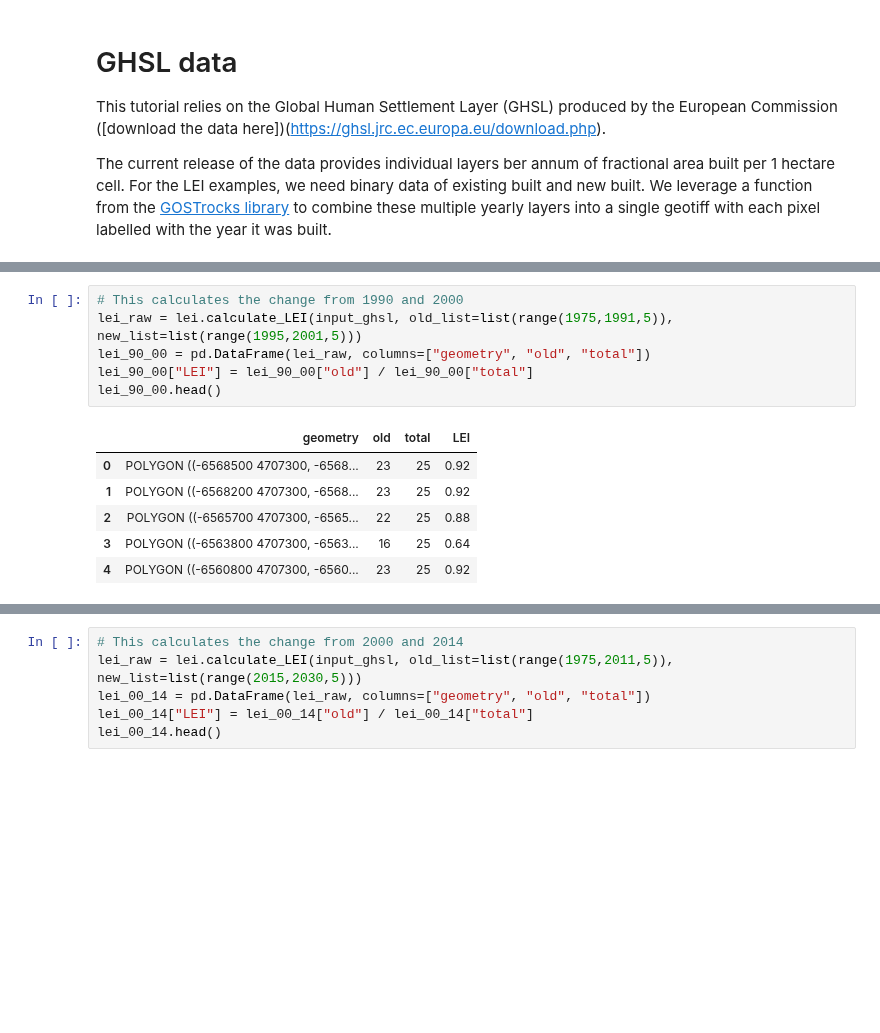
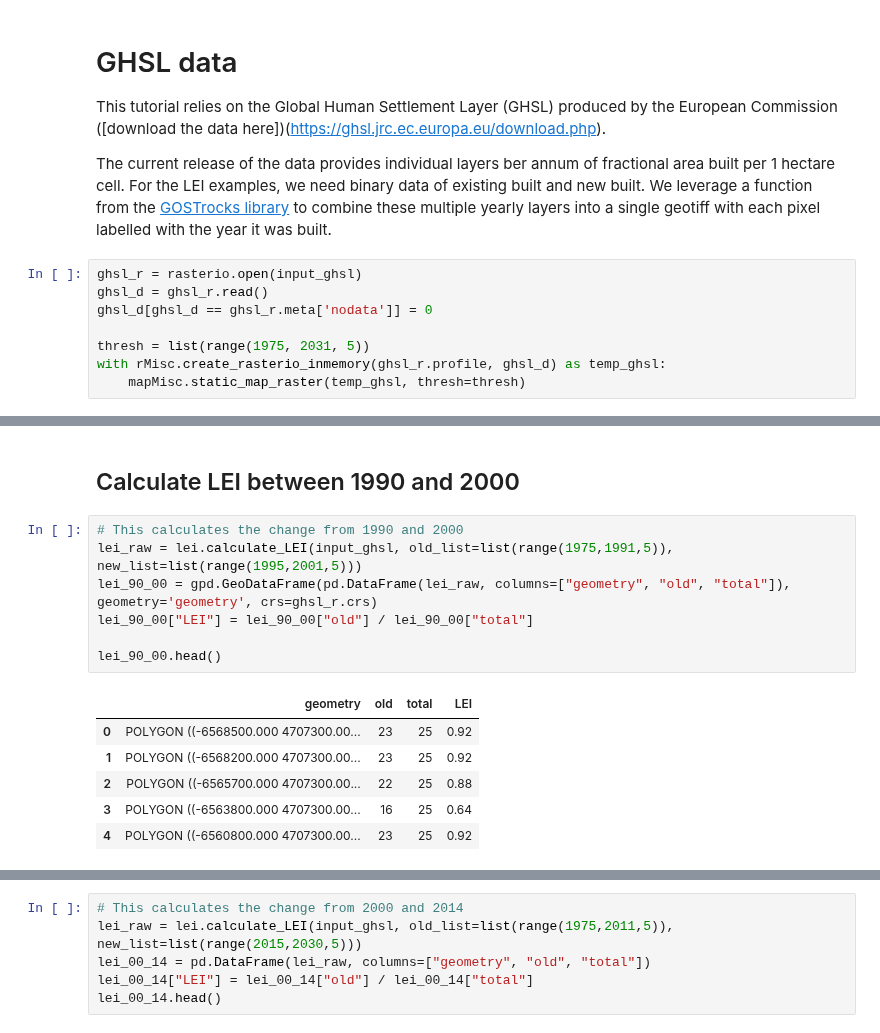
Before and after one commit to worldbank/GOSTurban, a Jupyter notebook: _sources/notebooks/Tutorials/LEI_Example.ipynb, the cells around one changed output, grey strips where cells are left out. Saved outputs shown, nothing was run; the diff lists cells and outputs as text; blank space fills up the shorter version.

```diff
--- a/_sources/notebooks/Tutorials/LEI_Example.ipynb
+++ b/_sources/notebooks/Tutorials/LEI_Example.ipynb
@@ -58,3 +60,11 @@ if not os.path.exists(input_ghsl):
 This tutorial relies on the Global Human Settlement Layer (GHSL) produced by the European Commission ([download the data here])(https://ghsl.jrc.ec.europa.eu/download.php).
 
 The current release of the data provides individual layers ber annum of fractional area built per 1 hectare cell. For the LEI examples, we need binary data of existing built and new built. We leverage a function from the [GOSTrocks library](https://github.com/worldbank/GOSTrocks) to combine these multiple yearly layers into a single geotiff with each pixel labelled with the year it was built.
+# %%
+ghsl_r = rasterio.open(input_ghsl)
+ghsl_d = ghsl_r.read()
+ghsl_d[ghsl_d == ghsl_r.meta['nodata']] = 0
+
+thresh = list(range(1975, 2031, 5))
+with rMisc.create_rasterio_inmemory(ghsl_r.profile, ghsl_d) as temp_ghsl:
+    mapMisc.static_map_raster(temp_ghsl, thresh=thresh)
@@ -61,13 +73,16 @@ The current release of the data provides individual layers ber annum of fraction
+# %% [markdown]
+## Calculate LEI between 1990 and 2000
 # %%
 # This calculates the change from 1990 and 2000
 lei_raw = lei.calculate_LEI(input_ghsl, old_list=list(range(1975,1991,5)), new_list=list(range(1995,2001,5)))
-lei_90_00 = pd.DataFrame(lei_raw, columns=["geometry", "old", "total"])
+lei_90_00 = gpd.GeoDataFrame(pd.DataFrame(lei_raw, columns=["geometry", "old", "total"]), geometry='geometry', crs=ghsl_r.crs)
 lei_90_00["LEI"] = lei_90_00["old"] / lei_90_00["total"]
+
 lei_90_00.head()
 # %% [output]
 |  | geometry | old | total | LEI |
-| 0 | POLYGON ((-6568500 4707300, -6568... | 23 | 25 | 0.92 |
-| 1 | POLYGON ((-6568200 4707300, -6568... | 23 | 25 | 0.92 |
-| 2 | POLYGON ((-6565700 4707300, -6565... | 22 | 25 | 0.88 |
-| 3 | POLYGON ((-6563800 4707300, -6563... | 16 | 25 | 0.64 |
-| 4 | POLYGON ((-6560800 4707300, -6560... | 23 | 25 | 0.92 |
+| 0 | POLYGON ((-6568500.000 4707300.00... | 23 | 25 | 0.92 |
+| 1 | POLYGON ((-6568200.000 4707300.00... | 23 | 25 | 0.92 |
+| 2 | POLYGON ((-6565700.000 4707300.00... | 22 | 25 | 0.88 |
+| 3 | POLYGON ((-6563800.000 4707300.00... | 16 | 25 | 0.64 |
+| 4 | POLYGON ((-6560800.000 4707300.00... | 23 | 25 | 0.92 |
```
Also changed, not shown: parts of 7 cells of this notebook, 22 other files.
